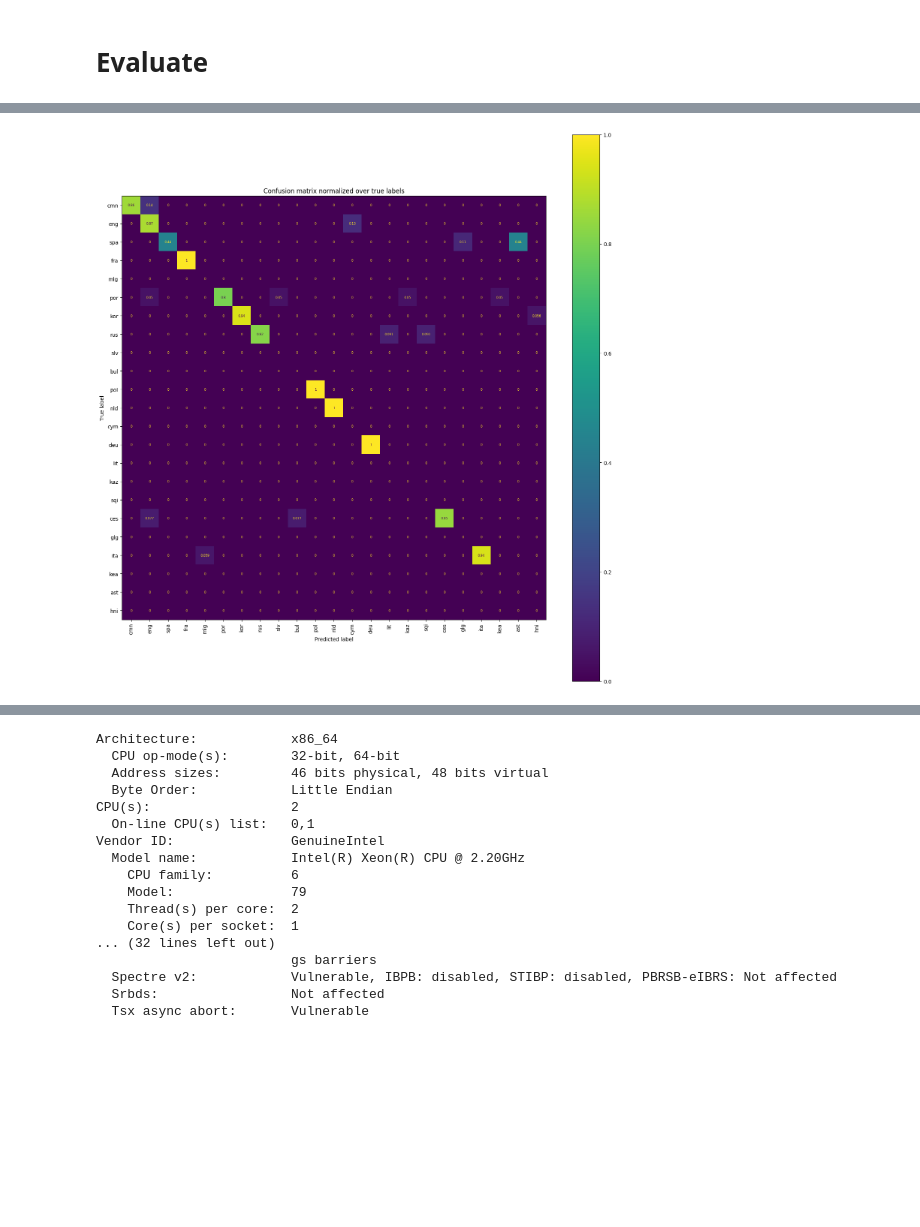
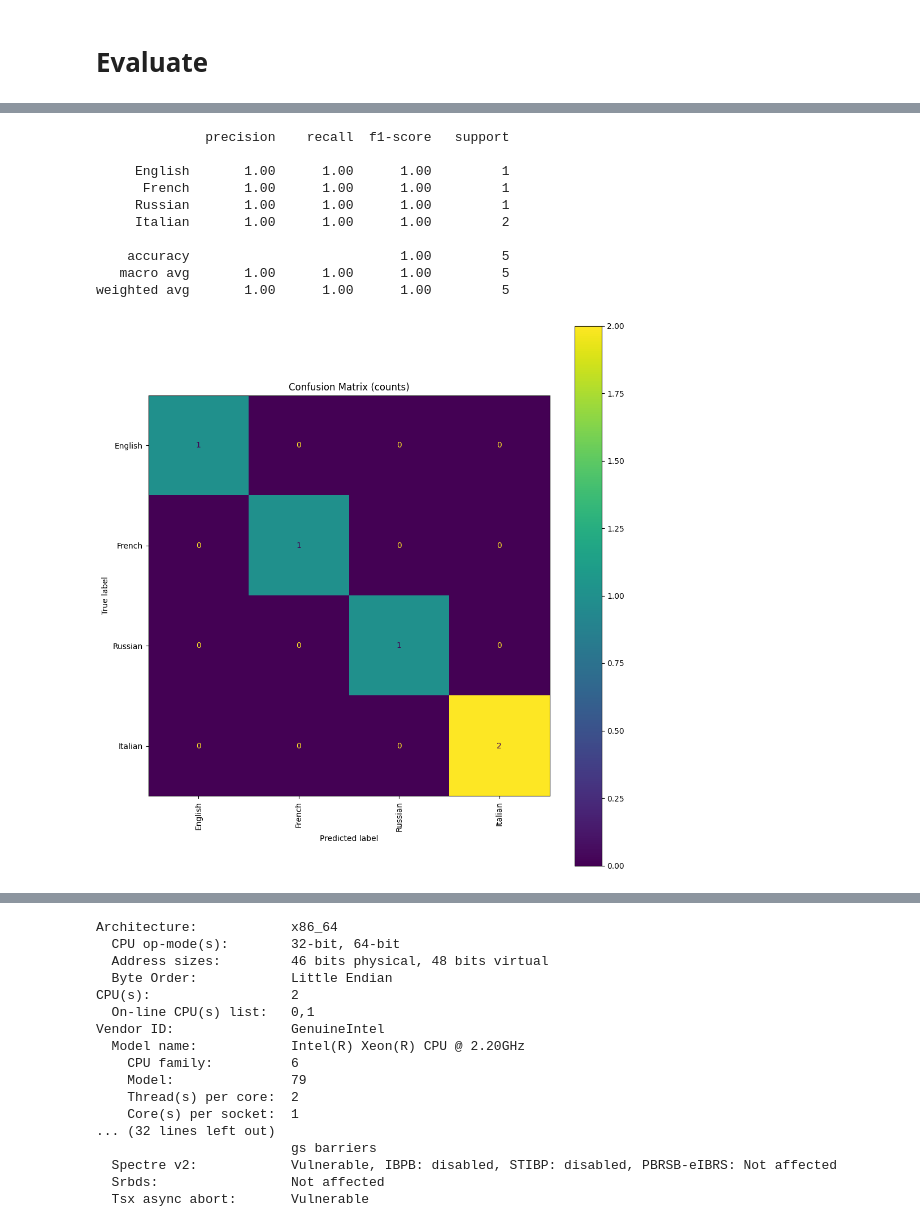
Before and after one commit to mahdouch9165/Language-Detection, a Jupyter notebook: evaluation/Evaluate_mms_lid_4017_on_minds14.ipynb, the cells around one changed output, grey strips where cells are left out. Cells and saved outputs as stored; diff of their text form; code cells hidden in the pictures; blank space fills up the shorter version.

```diff
--- a/evaluation/Evaluate_mms_lid_4017_on_minds14.ipynb
+++ b/evaluation/Evaluate_mms_lid_4017_on_minds14.ipynb
@@ -21,2 +20,3 @@ Drive already mounted at /content/drive; to attempt to forcibly remount, call dr
 # %%
-output_dir = "/content/drive/MyDrive/LangId Evaluation/minds-14_facebook-mms-lid-4017/"
+timestamp_str = datetime.datetime.now().strftime("%Y-%m-%d_%H-%M-%S")
+output_dir = "/content/drive/MyDrive/LangId Evaluation/minds-14_facebook-mms-lid-4017/" + timestamp_str + "/"
@@ -41,14 +22,0 @@ def lower_letter_to_num(letter:str) -> int:
-# %%
-def iso639_part3_to_global_id(lang:str) -> int:
-  """Converts an ISO 639-3 language to a unique integer id used across all models and datasets.
-  ISO 639-3 is already a unique identifier, but parts of Huggingface modules require integers.
-
-  Interprets the letters in the ISO 639-3 code as a base-26 number and converts that to an integer
-
-  >>> iso639_part3_to_global_id("yue")
-  16748
-  >>> iso639_part3_to_global_id("eng")
-  3048
-  """
-  assert len(lang) == 3, f'lang must be an ISO 639-3 language code. Got "{lang}"'
-  return 26**2 * lower_letter_to_num(lang[0]) + 26 * lower_letter_to_num(lang[1]) + lower_letter_to_num(lang[2])
@@ -93,7 +51,7 @@ global_id_to_model_id = {v:k for k, v in model_id_to_global_id.items()}
 # Load and preprocess data
 # %%
 # On Google Colab cpu, runs at about 0.03 it/s, so 200 will take around 2 hours
-minds_14 = datasets.load_dataset("PolyAI/minds14", "all", split="train").shuffle(seed=42).select(range(200))
+minds_14 = datasets.load_dataset("PolyAI/minds14", "all", split="train").shuffle(seed=42).select(range(5))
 minds_14
 # %% [output]
 You can avoid this message in future by passing the argument `trust_remote_code=True`.
@@ -313,23 +160,0 @@ fig.show()
-# %%
-fig, ax = plt.subplots(figsize=(15,15))
-ax.set_title("Confusion matrix normalized over true labels")
-
-sklearn.metrics.ConfusionMatrixDisplay.from_predictions(
-    y_true=label_model_ids,
-    y_pred=predictions_model_ids,
-    labels=unique_prediction_ids,
-    display_labels=unique_prediction_labels,
-    normalize="true",
-    include_values=True,
-    xticks_rotation="vertical",
-    ax=ax,
-    text_kw={"size": 6},
-    values_format=".2g",
-)
-# Prevent labels from getting cut off when saving image
-plt.tight_layout()
-plt.savefig(output_dir + "/confusion matrix normalized true small font.png")
-plt.savefig(output_dir + "/confusion matrix normalized true small font.svg")
-plt.show()
-# %% [output]
-[figure, removed]
@@ -353,0 +169,14 @@ with open(out_filename, "w") as out_file:
+# %%
+eval_report.make_evaluation_outputs(prediction_output, output_dir, model_id_to_global_id, model.config.id2label, dataset_id_to_global_id)
+# %% [output]
+              precision    recall  f1-score   support
+
+     English       1.00      1.00      1.00         1
+      French       1.00      1.00      1.00         1
+     Russian       1.00      1.00      1.00         1
+     Italian       1.00      1.00      1.00         2
+
+    accuracy                           1.00         5
+   macro avg       1.00      1.00      1.00         5
+weighted avg       1.00      1.00      1.00         5
+[figure, added]
```
Also changed, not shown: parts of 24 cells of this notebook, 2 other files.
